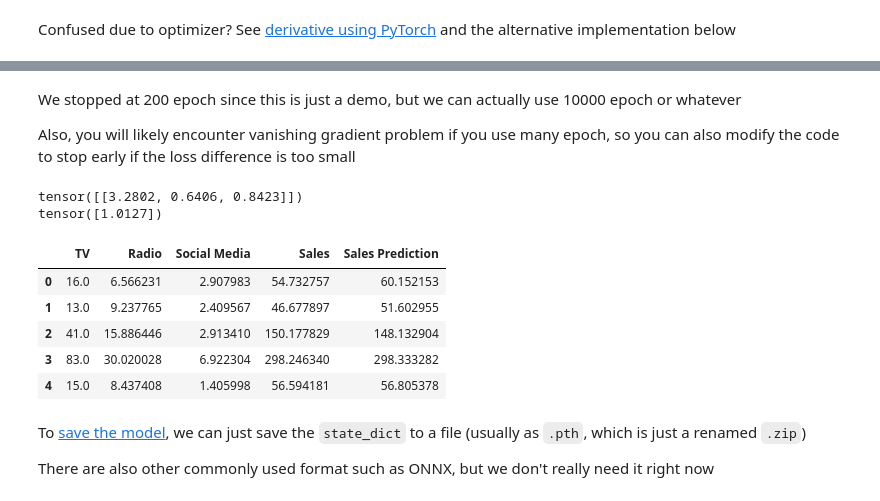
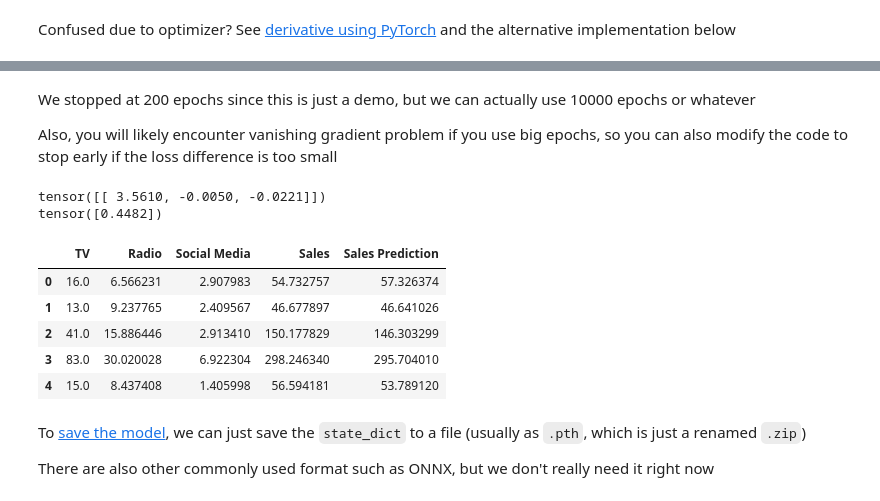
Before and after one commit to AndhikaWB/pytorch-intro-ibm, a Jupyter notebook: 1_linear_regression.ipynb, the cells around one changed output, grey strips where cells are left out. Drawn from its saved outputs; the diff is of its cells as text; code cells hidden in the pictures.

Commit message:
Use epoch instead of iteration

```diff
--- a/1_linear_regression.ipynb
+++ b/1_linear_regression.ipynb
@@ -969,7 +972,7 @@ class MSELoss(torch.nn.Module):
 # https://stackoverflow.com/questions/76113195/custom-optimizer-in-pytorch
 # https://discuss.pytorch.org/t/implementation-of-optimization-algorithm/20920
 
-class SGD(torch.optim.Optimizer):
+class GD(torch.optim.Optimizer):
     def __init__(self, params, lr):
         # Default parameter for each layer of the model
         # Will be used only if the layer parameter is unspecified
@@ -1015,20 +1022,23 @@ Stochastic is faster but the loss may fluctuate a lot, mini-batch and whole batc
 # In case we are executing this cell multiple times
 model.reset_parameters()
 
+# lr = learning rate (how fast to update w and b?)
+lr = 0.0001
+# How many epoch to train the model?
+max_epoch = 200
+# Bigger batch size is more stable but slower iteration
+batch_size = 50
+data_loader = data_utils.DataLoader(dataset = ds, batch_size = batch_size)
+# Helper variable to count how many iter there are per epoch
+iter_per_epoch = (len(ds) / batch_size).__ceil__()
+
 criterion = MSELoss()
-# lr = learning rate (how fast to update w and b?)
-optimizer = SGD(model.parameters(), lr = 0.0001)
+optimizer = GD(model.parameters(), lr = lr)
 
-# How many iteration to train the model?
-epoch = 200
-# batch_size = how many sample data to give on each iteration
-# Bigger size can produce more accurate model but slower training time
-data_loader = data_utils.DataLoader(dataset = ds, batch_size = len(ds))
-
-for epoch in range(epoch):
+for epoch in range(max_epoch):
     # x = input features, y = real sales (target)
-    for x, y in data_loader:
-        # Reset gradient from previous epoch
+    for i, (x, y) in enumerate(data_loader):
+        # Reset gradient from previous iteration
         optimizer.zero_grad()
 
         # Get sales prediction
@@ -1052,5 +1062,6 @@ for epoch in range(epoch):
         # Then we update w and b little by little using lr and the slope
         optimizer.step()
 
-        print(f'Epoch {epoch}: Loss = {loss}')
+        iter = epoch * iter_per_epoch + i
+        print(f'Epoch {epoch + 1} Iter {iter + 1}: Loss = {loss}')
 # %% [output]
@@ -1075,13 +1086,11 @@ Epoch 199: Loss = 25.278806686401367
 Confused due to optimizer? See [derivative using PyTorch](https://machinelearningmastery.com/calculating-derivatives-in-pytorch/) and the alternative implementation below
 # %%
 model.reset_parameters()
-lr = 0.0001
-epoch = 200
 
-for epoch in range(epoch):
+for epoch in range(max_epoch):
     # x = input features, y = real sales (target)
-    for x, y in data_loader:
-        # Reset gradient from previous epoch
+    for i, (x, y) in enumerate(data_loader):
+        # Reset gradient from previous iter
         model.weight.grad.data.zero_()
         model.bias.grad.data.zero_()
 
@@ -1108,5 +1117,6 @@ for epoch in range(epoch):
         model.weight.data = model.weight.data - lr * slope_w
         model.bias.data = model.bias.data - lr * slope_b
 
-        print(f'Epoch {epoch}: Loss = {loss}')
+        iter = epoch * iter_per_epoch + i
+        print(f'Epoch {epoch + 1} Iter {iter + 1}: Loss = {loss}')
 # %% [output]
@@ -1130,25 +1140,29 @@ Epoch 199: Loss = 25.278806686401367
 # %% [markdown]
-We stopped at 200 epoch since this is just a demo, but we can actually use 10000 epoch or whatever
+We stopped at 200 epochs since this is just a demo, but we can actually use 10000 epochs or whatever
 
-Also, you will likely encounter vanishing gradient problem if you use many epoch, so you can also modify the code to stop early if the loss difference is too small
+Also, you will likely encounter vanishing gradient problem if you use big epochs, so you can also modify the code to stop early if the loss difference is too small
 # %%
 # Final w and b from training
 print(model.weight.data)
 print(model.bias.data)
 
+# Get data of feature columns
+x = torch.tensor(df[x_cols].values, dtype = torch.float32)
+
 # Compare the prediction with real sales
 yhat = model(x).detach().numpy()
 df['Sales Prediction'] = yhat
+
 df.head()
 # %% [output]
-tensor([[3.2802, 0.6406, 0.8423]])
-tensor([1.0127])
+tensor([[ 3.5610, -0.0050, -0.0221]])
+tensor([0.4482])
 |  | TV | Radio | Social Media | Sales | Sales Prediction |
-| 0 | 16.0 | 6.566231 | 2.907983 | 54.732757 | 60.152153 |
-| 1 | 13.0 | 9.237765 | 2.409567 | 46.677897 | 51.602955 |
-| 2 | 41.0 | 15.886446 | 2.913410 | 150.177829 | 148.132904 |
-| 3 | 83.0 | 30.020028 | 6.922304 | 298.246340 | 298.333282 |
-| 4 | 15.0 | 8.437408 | 1.405998 | 56.594181 | 56.805378 |
+| 0 | 16.0 | 6.566231 | 2.907983 | 54.732757 | 57.326374 |
+| 1 | 13.0 | 9.237765 | 2.409567 | 46.677897 | 46.641026 |
+| 2 | 41.0 | 15.886446 | 2.913410 | 150.177829 | 146.303299 |
+| 3 | 83.0 | 30.020028 | 6.922304 | 298.246340 | 295.704010 |
+| 4 | 15.0 | 8.437408 | 1.405998 | 56.594181 | 53.789120 |
 # %% [markdown]
 To [save the model](https://pytorch.org/tutorials/beginner/saving_loading_models.html), we can just save the `state_dict` to a file (usually as `.pth`, which is just a renamed `.zip`)
 
```
Also changed, not shown: parts of 11 cells of this notebook, 1 other file.
